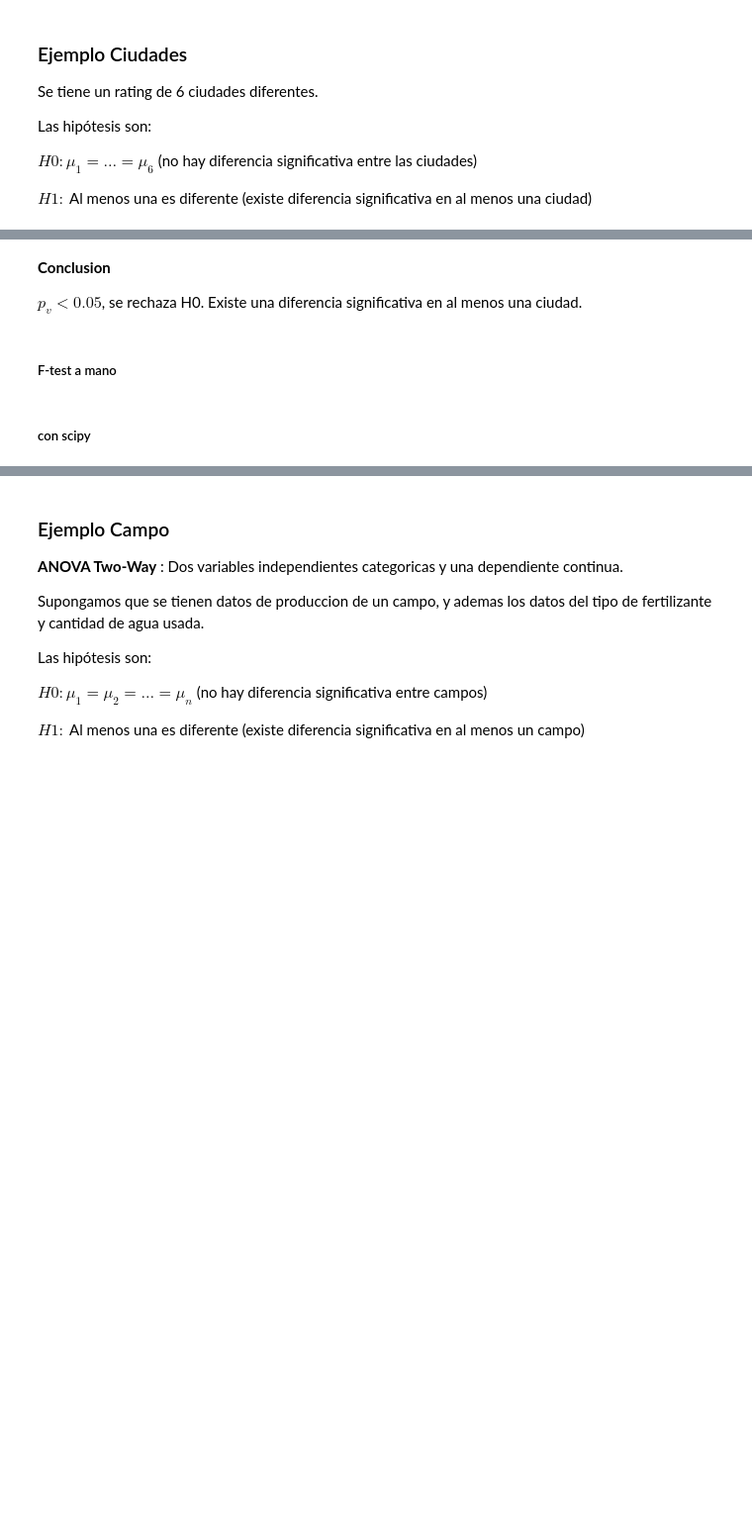
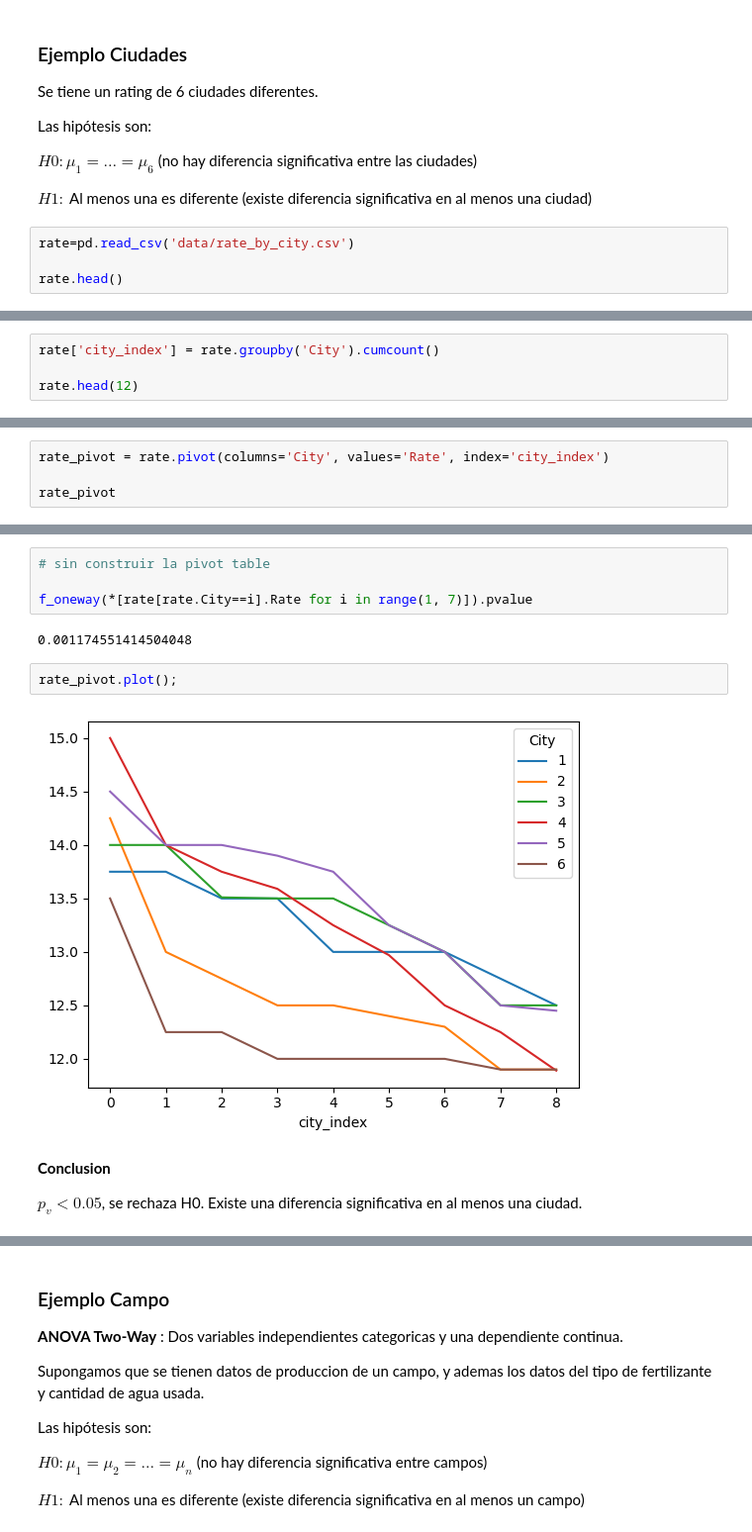
Before and after one commit to Ironhack-Data-Madrid-Enero-2024/apuntes_clase, a Jupyter notebook: semana_5/4 - Mas testeo de hipotesis.ipynb, the cells around one changed output, grey strips where cells are left out. Shown at 99% size. Cells and saved outputs as stored; diff of their text form; blank space fills up the shorter version.

```diff
--- a/semana_5/4 - Mas testeo de hipotesis.ipynb
+++ b/semana_5/4 - Mas testeo de hipotesis.ipynb
@@ -99,3 +184,7 @@ Las hipótesis son:
 $H0 : \mu_1=\ldots=\mu_6$  (no hay diferencia significativa entre las ciudades)
 
 $H1 :$ Al menos una es diferente  (existe diferencia significativa en al menos una ciudad)
+# %%
+rate=pd.read_csv('data/rate_by_city.csv')
+
+rate.head()
@@ -101,0 +215,4 @@ $H1 :$ Al menos una es diferente  (existe diferencia significativa en al menos u
+# %%
+rate['city_index'] = rate.groupby('City').cumcount()
+
+rate.head(12)
@@ -101,0 +233,4 @@ $H1 :$ Al menos una es diferente  (existe diferencia significativa en al menos u
+# %%
+rate_pivot = rate.pivot(columns='City', values='Rate', index='city_index')
+
+rate_pivot
@@ -102,8 +284,14 @@ $H1 :$ Al menos una es diferente  (existe diferencia significativa en al menos u
+# %%
+# sin construir la pivot table
+
+f_oneway(*[rate[rate.City==i].Rate for i in range(1, 7)]).pvalue
+# %% [output]
+0.001174551414504048
+# %%
+rate_pivot.plot();
+# %% [output]
+[figure, added]
 # %% [markdown]
 **Conclusion**
 
 $p_v < 0.05$, se rechaza H0. Existe una diferencia significativa en al menos una ciudad.
-# %% [markdown]
-##### F-test a mano
-# %% [markdown]
-##### con scipy
```
Also changed, not shown: parts of 45 cells of this notebook.
